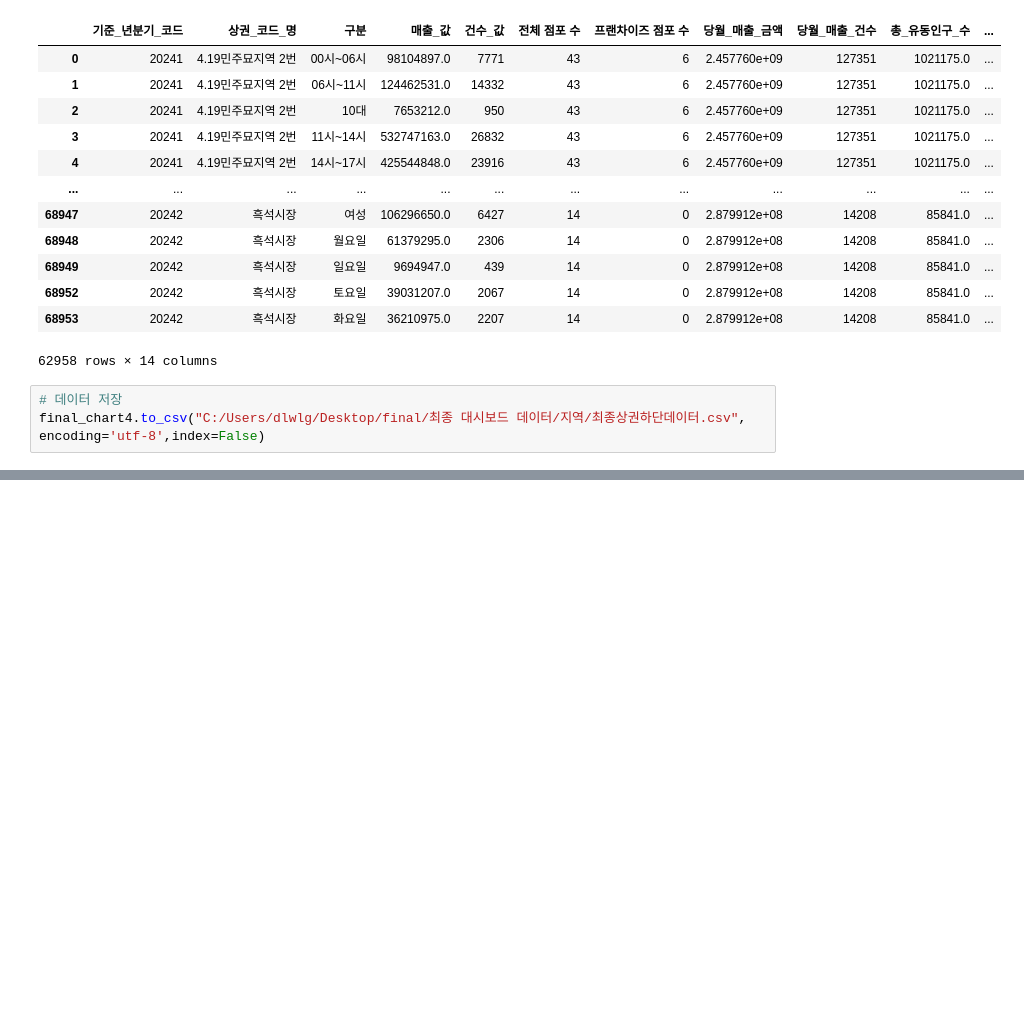
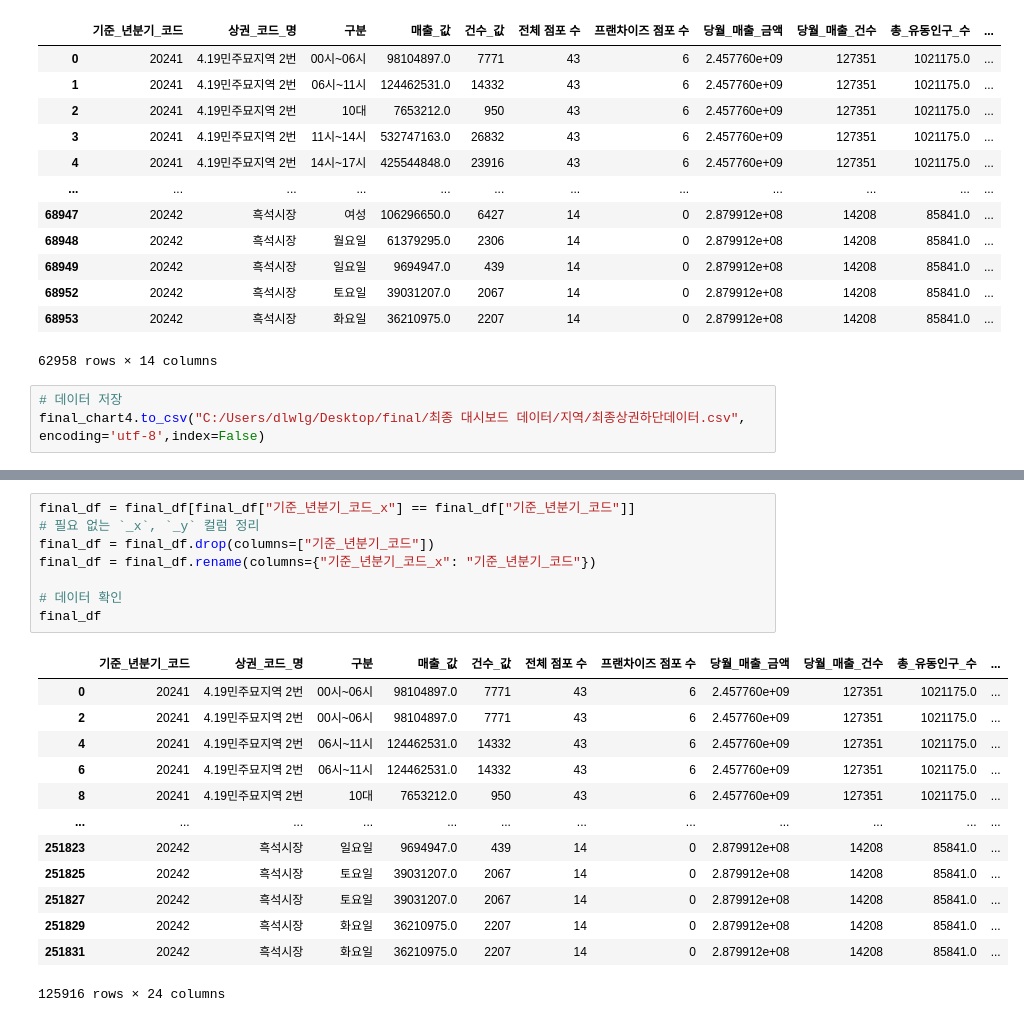
Before and after one commit to medici-bda10-sda/sda.final.project, a Jupyter notebook: 대시보드 데이터 만들기.ipynb, the cells around one changed output, grey strips where cells are left out. Saved outputs shown, nothing was run; the diff lists cells and outputs as text; blank space fills up the shorter version.

```diff
--- a/대시보드 데이터 만들기.ipynb
+++ b/대시보드 데이터 만들기.ipynb
@@ -428,0 +469,22 @@ final_chart4.to_csv("C:/Users/dlwlg/Desktop/final/최종 대시보드 데이터/
+# %%
+final_df = final_df[final_df["기준_년분기_코드_x"] == final_df["기준_년분기_코드"]]
+# 필요 없는 `_x`, `_y` 컬럼 정리
+final_df = final_df.drop(columns=["기준_년분기_코드"])
+final_df = final_df.rename(columns={"기준_년분기_코드_x": "기준_년분기_코드"})
+
+# 데이터 확인
+final_df
+# %% [output]
+|  | 기준_년분기_코드 | 상권_코드_명 | 구분 | 매출_값 | 건수_값 | 전체 점포 수 | 프랜차이즈 점포 수 | 당월_매출_금액 | 당월_매출_건수 | 총_유동인구_수 | ... |
+| 0 | 20241 | 4.19민주묘지역 2번 | 00시~06시 | 98104897.0 | 7771 | 43 | 6 | 2.457760e+09 | 127351 | 1021175.0 | ... |
+| 2 | 20241 | 4.19민주묘지역 2번 | 00시~06시 | 98104897.0 | 7771 | 43 | 6 | 2.457760e+09 | 127351 | 1021175.0 | ... |
+| 4 | 20241 | 4.19민주묘지역 2번 | 06시~11시 | 124462531.0 | 14332 | 43 | 6 | 2.457760e+09 | 127351 | 1021175.0 | ... |
+| 6 | 20241 | 4.19민주묘지역 2번 | 06시~11시 | 124462531.0 | 14332 | 43 | 6 | 2.457760e+09 | 127351 | 1021175.0 | ... |
+| 8 | 20241 | 4.19민주묘지역 2번 | 10대 | 7653212.0 | 950 | 43 | 6 | 2.457760e+09 | 127351 | 1021175.0 | ... |
+| ... | ... | ... | ... | ... | ... | ... | ... | ... | ... | ... | ... |
+| 251823 | 20242 | 흑석시장 | 일요일 | 9694947.0 | 439 | 14 | 0 | 2.879912e+08 | 14208 | 85841.0 | ... |
+| 251825 | 20242 | 흑석시장 | 토요일 | 39031207.0 | 2067 | 14 | 0 | 2.879912e+08 | 14208 | 85841.0 | ... |
+| 251827 | 20242 | 흑석시장 | 토요일 | 39031207.0 | 2067 | 14 | 0 | 2.879912e+08 | 14208 | 85841.0 | ... |
+| 251829 | 20242 | 흑석시장 | 화요일 | 36210975.0 | 2207 | 14 | 0 | 2.879912e+08 | 14208 | 85841.0 | ... |
+| 251831 | 20242 | 흑석시장 | 화요일 | 36210975.0 | 2207 | 14 | 0 | 2.879912e+08 | 14208 | 85841.0 | ... |
+125916 rows × 24 columns
```
Also changed, not shown: parts of 3 cells of this notebook, 3 other files.
